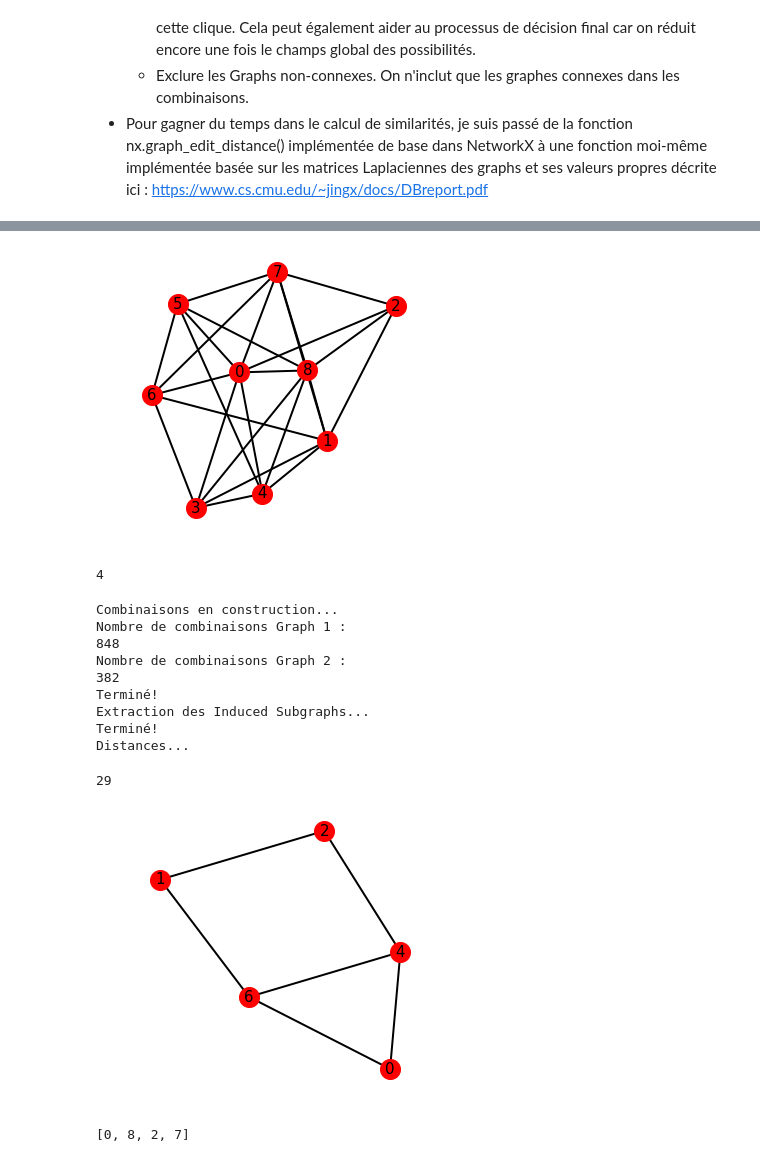
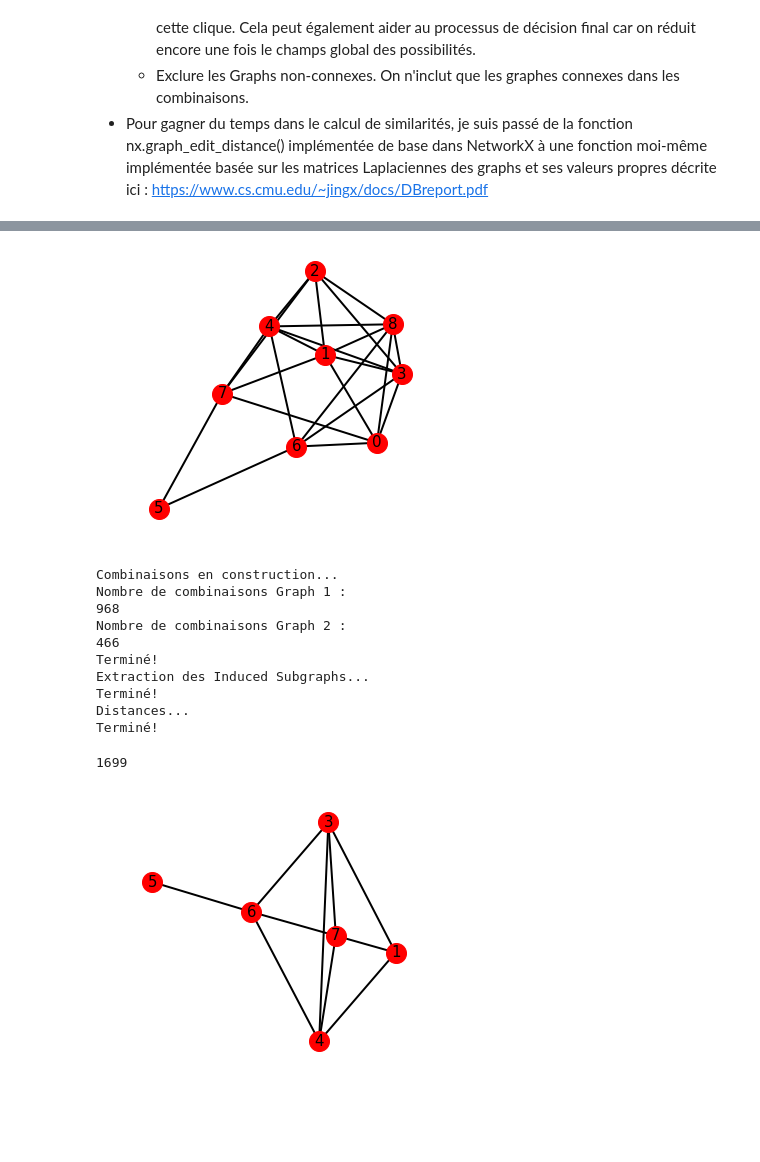
Before and after one commit to AleksMa/Python_Maximum_Common_Induced_Subgraph, a Jupyter notebook: demo.ipynb, the cells around one changed output, grey strips where cells are left out. Drawn from its saved outputs; the diff is of its cells as text; code cells hidden in the pictures; blank space fills up the shorter version.

```diff
--- a/demo.ipynb
+++ b/demo.ipynb
@@ -151,3 +110,3 @@ display_nxgraph(communs[428][1])
 # %%
-M = nx.dense_gnm_random_graph(10,25)
-M2 = nx.dense_gnm_random_graph(9,25)
+M = nx.dense_gnm_random_graph(10,23)
+M2 = nx.dense_gnm_random_graph(9,23)
@@ -154,30 +117,25 @@ M2 = nx.dense_gnm_random_graph(9,25)
 # %%
 display_nxgraph(M2)
 # %% [output]
-[figure, old version]
+[figure, new version]
-# %%
-nodesInMaxClique = len(longest_list_in_a_list(list(nx.find_cliques(M))))
-nodesInMaxClique2 = len(longest_list_in_a_list(list(nx.find_cliques(M2))))
-print(min(nodesInMaxClique,nodesInMaxClique2))
-# %% [output]
-4
 # %%
-communs = mcs(M,M2,4)
+communs = my_mcs(M,M2,3,False)
 # %% [output]
 Combinaisons en construction...
 Nombre de combinaisons Graph 1 :
-848
+968
 Nombre de combinaisons Graph 2 :
-382
+466
 Terminé!
 Extraction des Induced Subgraphs...
 Terminé!
 Distances...
+Terminé!
 # %%
 len(communs)
 # %% [output]
-29
+1699
 # %%
-display_nxgraph(communs[0][0])
+display_nxgraph(communs[1698][0])
 # %% [output]
-[figure, old version]
+[figure, new version]
@@ -186,4 +141,0 @@ nodesInMaxClique = longest_list_in_a_list(list(nx.find_cliques(M2)))
-# %%
-nodesInMaxClique
-# %% [output]
-[0, 8, 2, 7]
```
Also changed, not shown: parts of 18 cells of this notebook, 4 other files.
